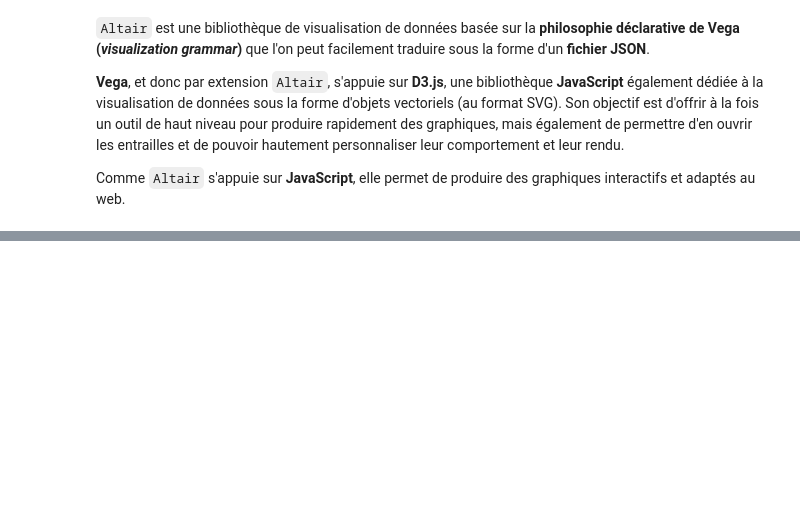
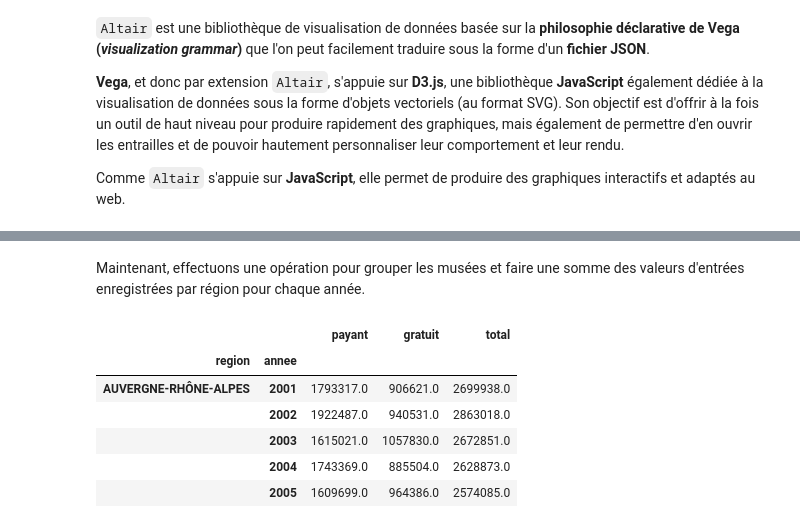
Before and after one commit to RomainMularczyk/cycle_dataviz_python, a Jupyter notebook: Presentation.ipynb, the cells around one changed output, grey strips where cells are left out. Saved outputs shown, nothing was run; the diff lists cells and outputs as text; code cells hidden in the pictures; blank space fills up the shorter version.

```diff
--- a/Presentation.ipynb
+++ b/Presentation.ipynb
@@ -479,0 +888,13 @@ import altair as alt
+# %% [markdown]
+Maintenant, effectuons une opération pour grouper les musées et faire une somme des valeurs d'entrées enregistrées par région pour chaque année.
+# %%
+df_region_annee = df_join.groupby(["region", "annee"]).sum()
+df_region_annee.head()
+# %% [output]
+|  |  | payant | gratuit | total |
+| region | annee |  |  |  |
+| AUVERGNE-RHÔNE-ALPES | 2001 | 1793317.0 | 906621.0 | 2699938.0 |
+|  | 2002 | 1922487.0 | 940531.0 | 2863018.0 |
+|  | 2003 | 1615021.0 | 1057830.0 | 2672851.0 |
+|  | 2004 | 1743369.0 | 885504.0 | 2628873.0 |
+|  | 2005 | 1609699.0 | 964386.0 | 2574085.0 |
```
Also changed, not shown: parts of 90 cells of this notebook.
